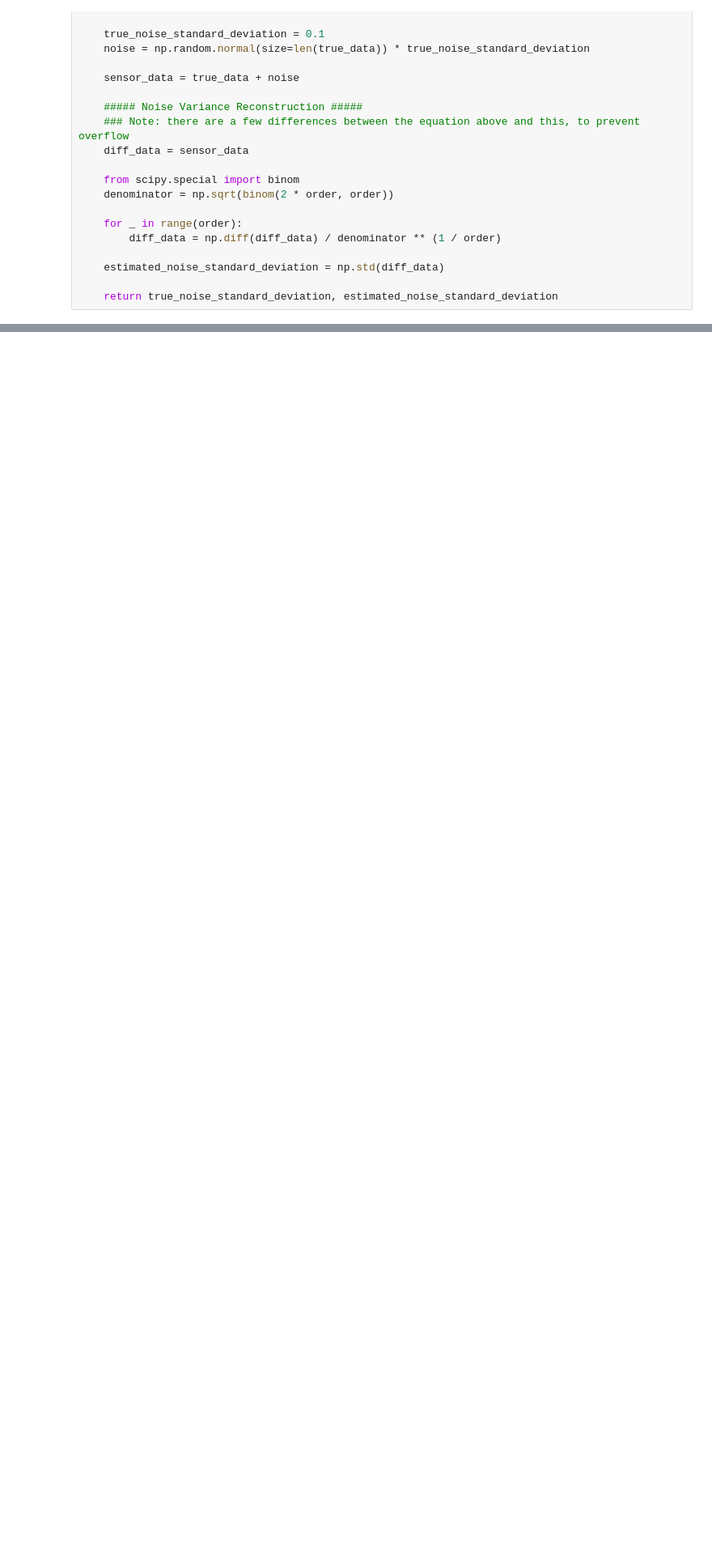
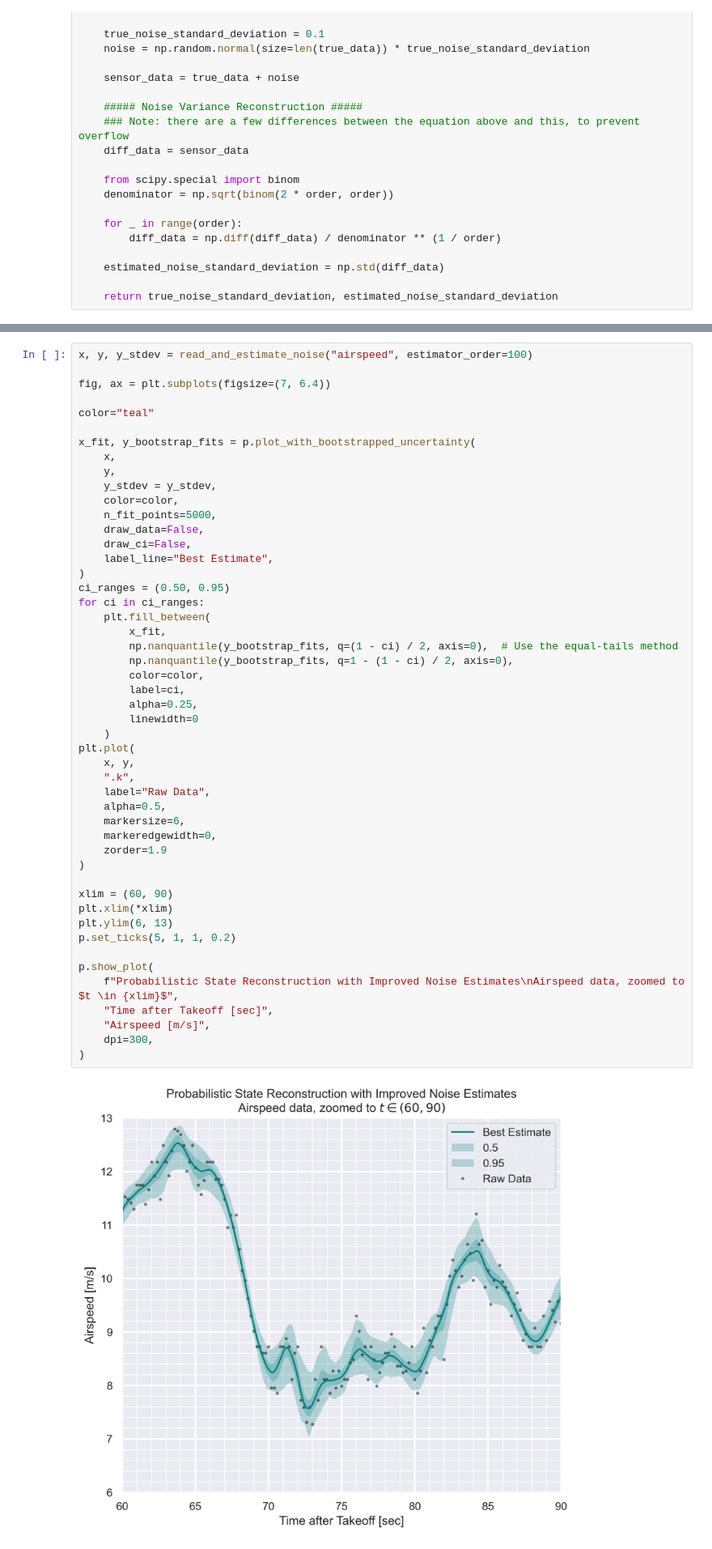
Before and after one commit to peterdsharpe/aircraft-polar-reconstruction-from-flight-test, a Jupyter notebook: manuscript.ipynb, the cells around one changed output, grey strips where cells are left out. Shown at 81% size. Drawn from its saved outputs; the diff is of its cells as text; blank space fills up the shorter version.

```diff
--- a/manuscript.ipynb
+++ b/manuscript.ipynb
@@ -765,0 +808,51 @@ In fact, from a practical perspective, estimator performance seems to monotonica
+# %%
+x, y, y_stdev = read_and_estimate_noise("airspeed", estimator_order=100)
+
+fig, ax = plt.subplots(figsize=(7, 6.4))
+
+color="teal"
+
+x_fit, y_bootstrap_fits = p.plot_with_bootstrapped_uncertainty(
+    x,
+    y,
+    y_stdev = y_stdev,
+    color=color,
+    n_fit_points=5000,
+    draw_data=False,
+    draw_ci=False,
+    label_line="Best Estimate",
+)
+ci_ranges = (0.50, 0.95)
+for ci in ci_ranges:
+    plt.fill_between(
+        x_fit,
+        np.nanquantile(y_bootstrap_fits, q=(1 - ci) / 2, axis=0),  # Use the equal-tails method
+        np.nanquantile(y_bootstrap_fits, q=1 - (1 - ci) / 2, axis=0),
+        color=color,
+        label=ci,
+        alpha=0.25,
+        linewidth=0
+    )
+plt.plot(
+    x, y,
+    ".k",
+    label="Raw Data",
+    alpha=0.5,
+    markersize=6,
+    markeredgewidth=0,
+    zorder=1.9
+)
+
+xlim = (60, 90)
+plt.xlim(*xlim)
+plt.ylim(6, 13)
+p.set_ticks(5, 1, 1, 0.2)
+
+p.show_plot(
+    f"Probabilistic State Reconstruction with Improved Noise Estimates\nAirspeed data, zoomed to $t \in {xlim}$",
+    "Time after Takeoff [sec]",
+    "Airspeed [m/s]",
+    dpi=300,
+)
+# %% [output]
+[figure, added]
```
Also changed, not shown: parts of 17 cells of this notebook.
